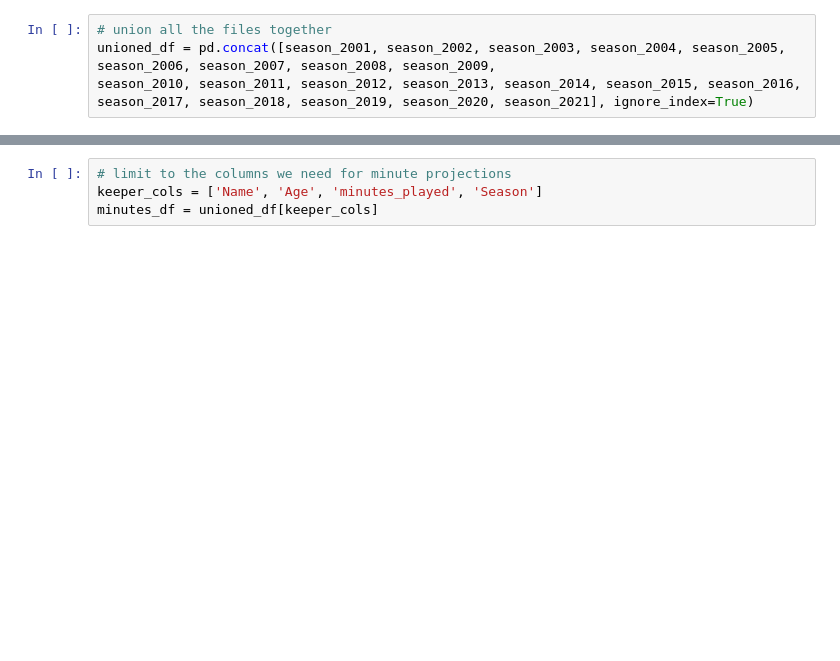
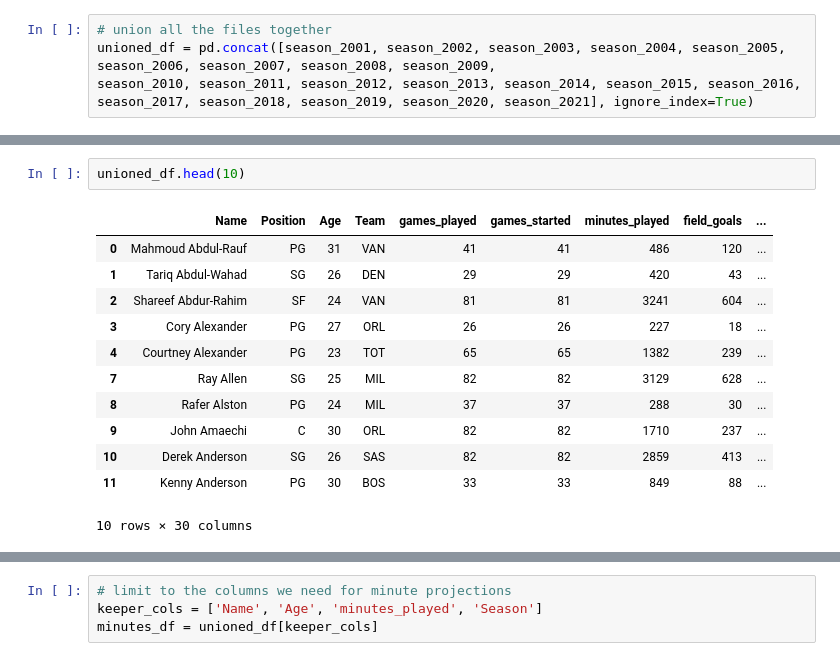
Before and after one commit to CaseySteele24/NBA, a Jupyter notebook: Minute Projections/2021-22_player_min_projections.ipynb, the cells around one changed output, grey strips where cells are left out. Cells and saved outputs as stored; diff of their text form; blank space fills up the shorter version.

```diff
--- a/Minute Projections/2021-22_player_min_projections.ipynb
+++ b/Minute Projections/2021-22_player_min_projections.ipynb
@@ -81,0 +96,15 @@ unioned_df.tail()
+# %%
+unioned_df.head(10)
+# %% [output]
+|  | Name | Position | Age | Team | games_played | games_started | minutes_played | field_goals | ... |
+| 0 | Mahmoud Abdul-Rauf | PG | 31 | VAN | 41 | 41 | 486 | 120 | ... |
+| 1 | Tariq Abdul-Wahad | SG | 26 | DEN | 29 | 29 | 420 | 43 | ... |
+| 2 | Shareef Abdur-Rahim | SF | 24 | VAN | 81 | 81 | 3241 | 604 | ... |
+| 3 | Cory Alexander | PG | 27 | ORL | 26 | 26 | 227 | 18 | ... |
+| 4 | Courtney Alexander | PG | 23 | TOT | 65 | 65 | 1382 | 239 | ... |
+| 7 | Ray Allen | SG | 25 | MIL | 82 | 82 | 3129 | 628 | ... |
+| 8 | Rafer Alston | PG | 24 | MIL | 37 | 37 | 288 | 30 | ... |
+| 9 | John Amaechi | C | 30 | ORL | 82 | 82 | 1710 | 237 | ... |
+| 10 | Derek Anderson | SG | 26 | SAS | 82 | 82 | 2859 | 413 | ... |
+| 11 | Kenny Anderson | PG | 30 | BOS | 33 | 33 | 849 | 88 | ... |
+10 rows × 30 columns
```
Also changed, not shown: parts of 17 cells of this notebook.
